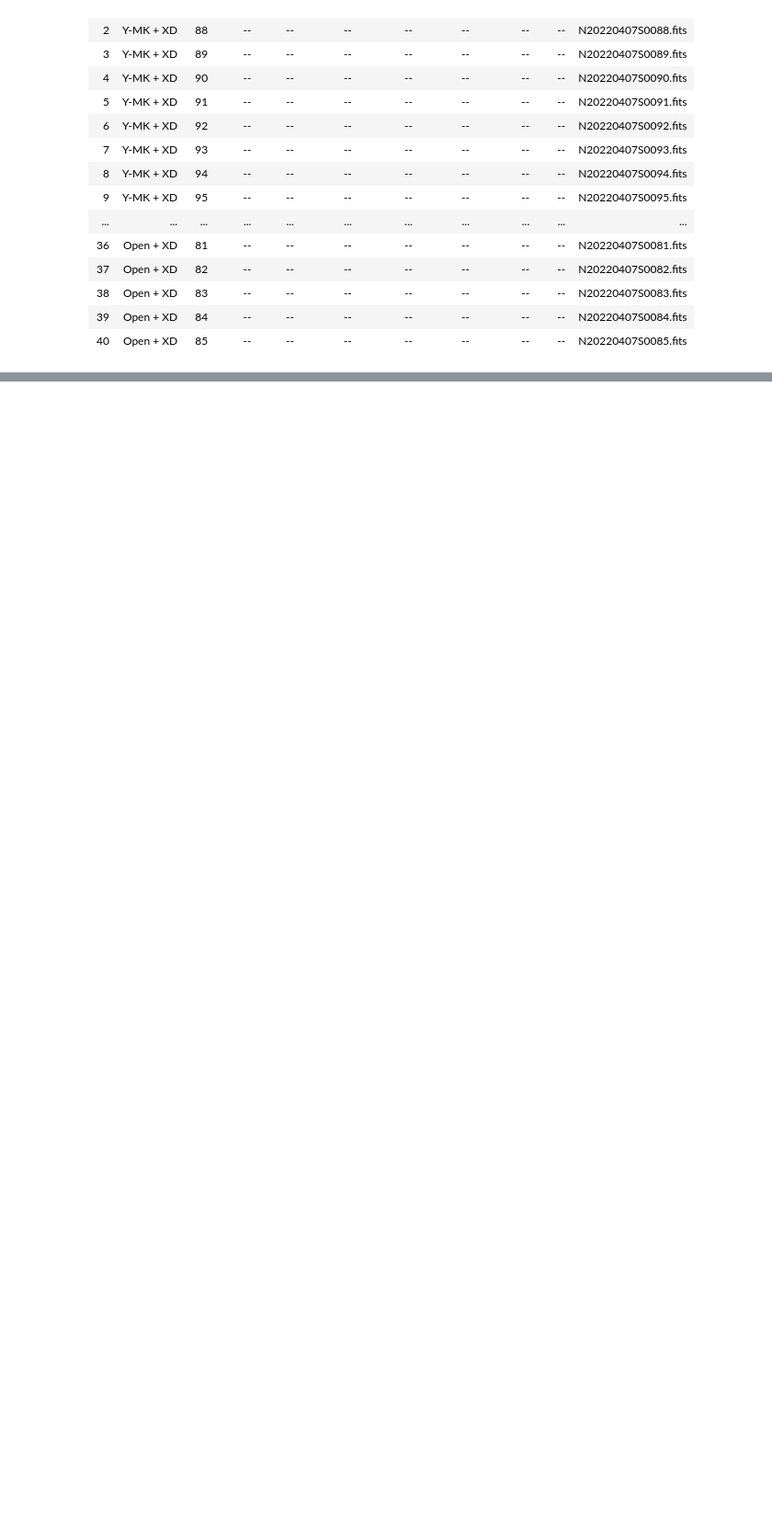
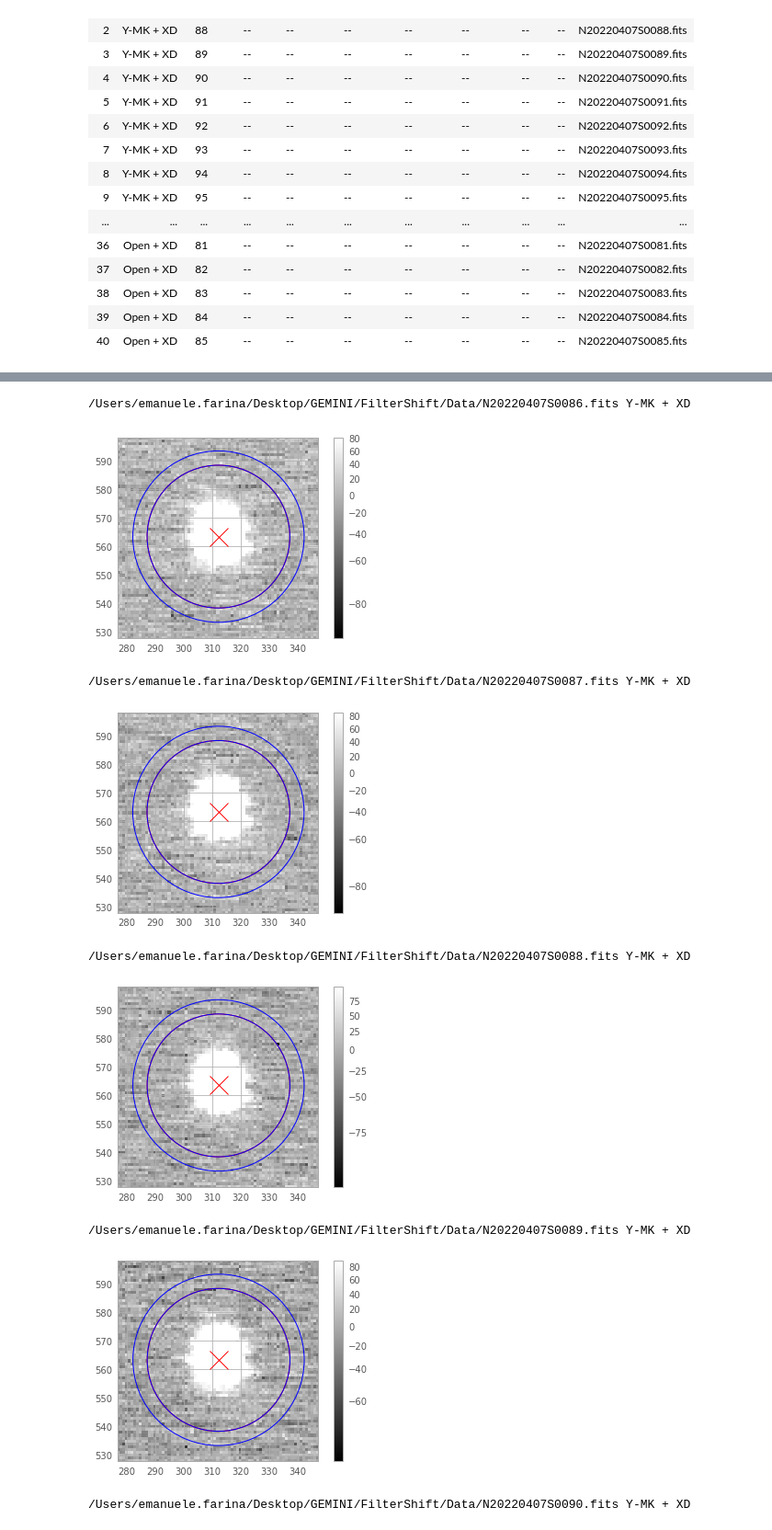
Before and after one commit to EmAstro/gnirs, a Jupyter notebook: doc/notebooks/GNIRS_filter_shift.ipynb, the cells around one changed output, grey strips where cells are left out. Shown at 92% size. Cells and saved outputs as stored; diff of their text form; code cells hidden in the pictures; blank space fills up the shorter version.

Commit message:
Photometry it is now running.

```diff
--- a/doc/notebooks/GNIRS_filter_shift.ipynb
+++ b/doc/notebooks/GNIRS_filter_shift.ipynb
@@ -77,3 +105,6 @@ Table length=41
 | 38 | Open + XD | 83 | -- | -- | -- | -- | -- | -- | -- | N20220407S0083.fits |
 | 39 | Open + XD | 84 | -- | -- | -- | -- | -- | -- | -- | N20220407S0084.fits |
 | 40 | Open + XD | 85 | -- | -- | -- | -- | -- | -- | -- | N20220407S0085.fits |
+# %%
+data_table['X (pix)'].dtype = float
+data_table['Y (pix)'].dtype = float
@@ -80,14 +113,17 @@ Table length=41
 # %%
 for idx in range(len(data_table['File'].data)):
     try:
-        gnirs_data = fits.GnirsFits()
-        gnirs_data.fits_file = data_directory+data_table['fits_file'][idx]
+        gnirs_fits = fits.GnirsFits(data_directory+data_table['fits_file'][idx])
         # These need to added because data are coming form the DM
         # so the information is not present in the header
-        gnirs_data.data_type = 'IMAGING'
-        gnirs_data.pixel_scale = 0.05 * u.arcsec / u.pixel
-        gnirs_data.filter_one = data_table['Filter'][idx].split('+')[0].strip()
-        gnirs_data.filter_two = data_table['Filter'][idx].split('+')[1].strip()
-        photometry.aperture_photometry(gnirs_data)
+        gnirs_fits.data_type = 'IMAGING'
+        gnirs_fits.pixel_scale = 0.05 * u.arcsec / u.pixel
+        gnirs_fits.filter_one = data_table['Filter'][idx].split('+')[0].strip()
+        gnirs_fits.filter_two = data_table['Filter'][idx].split('+')[1].strip()
+        centroid = quick_photometry.get_centroid(gnirs_fits, initial_location, radius,
+                                                 radius_in_bkg, radius_out_bkg,
+                                                 centroid_function=centroid_function)
+        data_table['X (pix)'].data[idx] = centroid[0]
+        data_table['Y (pix)'].data[idx] = centroid[1]
     except ValueError:
         print('Missing file: {}'.format(data_directory+data_table['fits_file'][idx]))
@@ -97,0 +155,35 @@ print(5.*u.pix * u.pixel_scale(0.15*u.arcsec/u.pix))
+# %%
+def plot_centroids(fits_file, filter_name, x_cen, y_cen, radius, radius_in_bkg, radius_out_bkg):
+    image_data = astropyfits.open(fits_file)[1].data
+    norm = ImageNormalize(image_data[int(x_cen-radius_out_bkg):int(x_cen+radius_out_bkg),
+                                     int(y_cen-radius_out_bkg):int(y_cen+radius_out_bkg)],
+                          interval=MinMaxInterval(),
+                          stretch=SqrtStretch())
+    print(fits_file, filter_name)
+    plt.figure()
+    plt.imshow(image_data, cmap='gray', origin='lower', norm=norm)
+    plt.xlim(int(x_cen-radius_out_bkg),int(x_cen+radius_out_bkg))
+    plt.ylim(int(y_cen-radius_out_bkg),int(y_cen+radius_out_bkg))
+    plt.plot([x_cen], [y_cen], marker="x", markersize=20, markeredgecolor="red", markerfacecolor="None")
+    circle = Circle((x_cen,y_cen), radius, alpha=1, ec='red', fc='None')
+    background = Annulus((x_cen,y_cen), radius_in_bkg, radius_out_bkg-radius_in_bkg, alpha=1, ec='blue', fc='None')
+
+    plt.gca().add_patch(circle)
+    plt.gca().add_patch(background)
+    plt.colorbar()
+    plt.show()
+# %%
+for idx in range(len(data_table['File'].data)):
+    plot_centroids(data_directory+data_table['fits_file'][idx], data_table['Filter'][idx],
+                   data_table['X (pix)'][idx], data_table['Y (pix)'][idx],
+                   radius, radius_in_bkg, radius_out_bkg)
+# %% [output]
+/Users/emanuele.farina/Desktop/GEMINI/FilterShift/Data/N20220407S0086.fits Y-MK + XD
+[figure, added]
+/Users/emanuele.farina/Desktop/GEMINI/FilterShift/Data/N20220407S0087.fits Y-MK + XD
+[figure, added]
+/Users/emanuele.farina/Desktop/GEMINI/FilterShift/Data/N20220407S0088.fits Y-MK + XD
+[figure, added]
+/Users/emanuele.farina/Desktop/GEMINI/FilterShift/Data/N20220407S0089.fits Y-MK + XD
+[figure, added]
+/Users/emanuele.farina/Desktop/GEMINI/FilterShift/Data/N20220407S0090.fits Y-MK + XD
```
Also changed, not shown: parts of 17 cells of this notebook, 5 other files.
